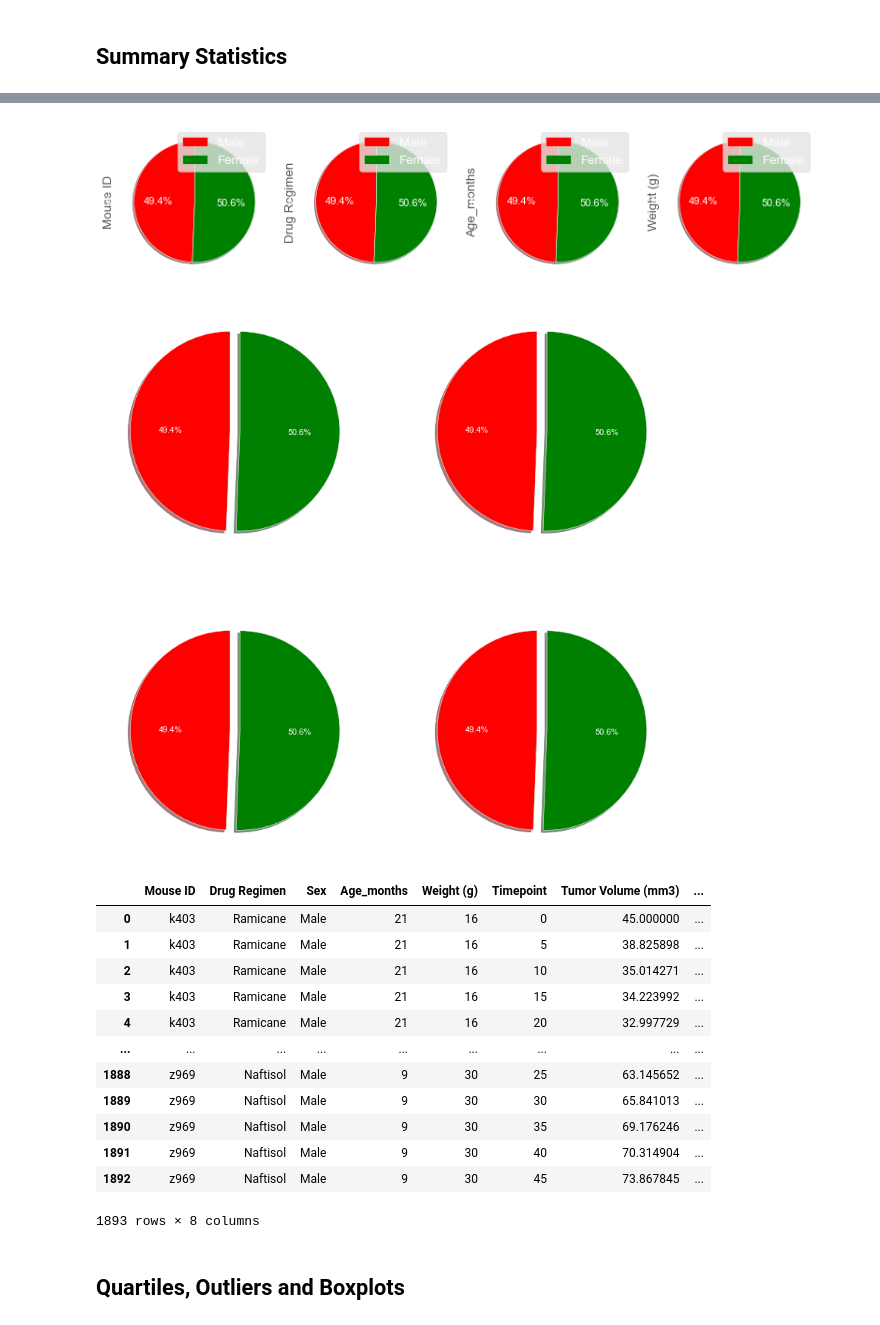
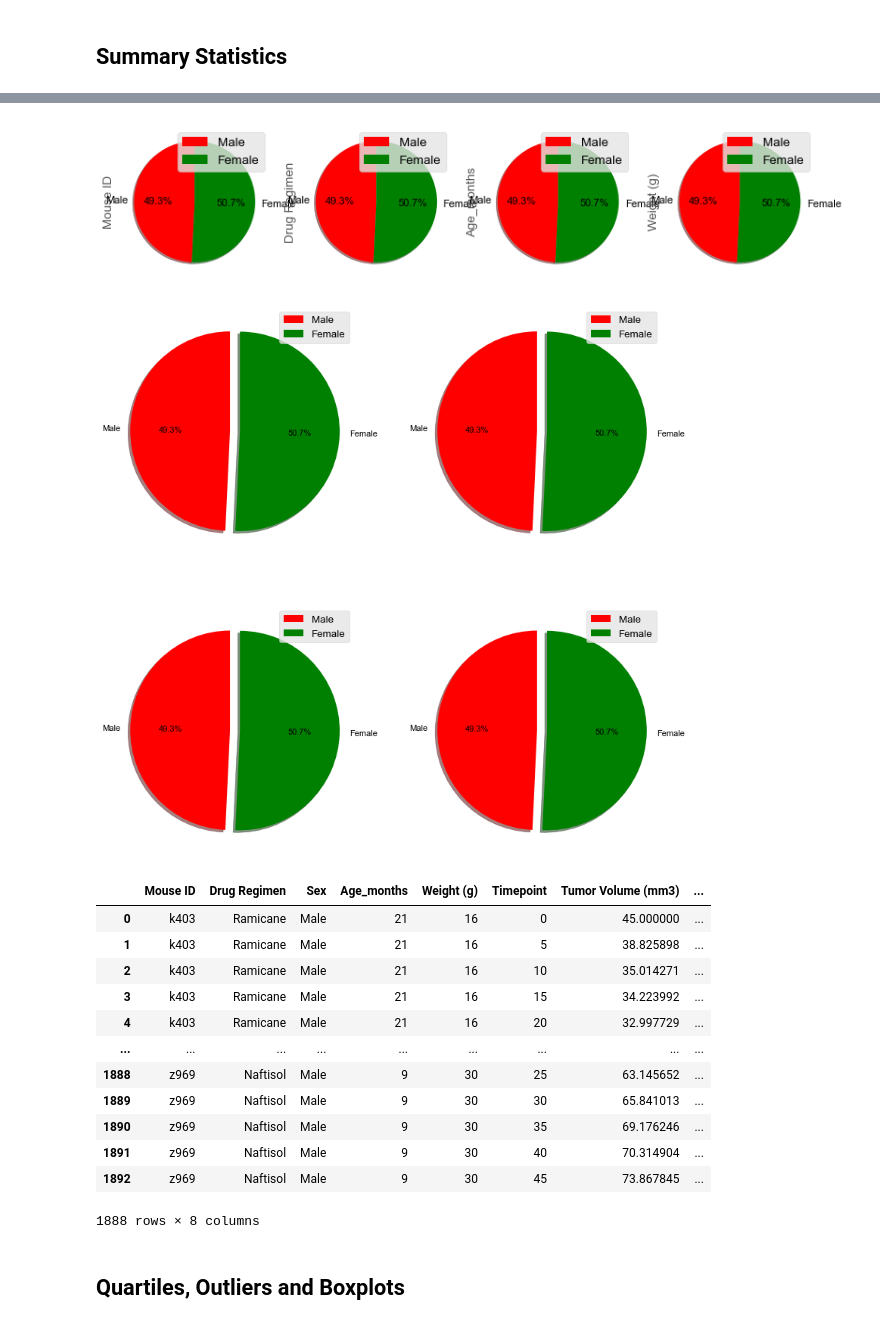
Before and after one commit to pandeysudip/Pharmaceutical-Data-Visulization, a Jupyter notebook: pymaceutical.ipynb, the cells around one changed output, grey strips where cells are left out. Saved outputs shown, nothing was run; the diff lists cells and outputs as text; code cells hidden in the pictures.

```diff
--- a/pymaceutical.ipynb
+++ b/pymaceutical.ipynb
@@ -11,7 +11,7 @@ import scipy.stats as st
 import os
 # %%
 #setting background of figure black
-plt.style.use('dark_background')
+plt.style.use('ggplot')
 # %%
 #Set Fonts/Plot Style
 rcParams['figure.figsize'] = [12.0, 10.0]
@@ -293,5 +287,5 @@ df_combined.duplicated(subset=['Mouse ID']).sum()
 # %%
 # Create a clean DataFrame by dropping the duplicate mouse by its ID.
-df_filter=df_combined.drop_duplicates(subset=['Mouse ID'])
+df_combined=df_combined.drop_duplicates(subset=['Mouse ID', 'Timepoint'])
 # %%
 # Checking the number of mice in the clean DataFrame.
@@ -459,5 +437,5 @@ plt.show()
 # %%
-df_gender1=df_gender[[	'Mouse ID',	'Drug Regimen',	'Age_months',	'Weight (g)']]
+df_gender1=df_gender[[	'Mouse ID',	'Drug Regimen',	'Age_months','Weight (g)']]
 explode = (0, 0.1)
 color=['red', 'green']
 labels=["Male", "Female"]
@@ -466,25 +444,29 @@ df_gender1.plot(kind='pie',subplots=True,labels=labels, colors=color, autopct='%
 
 plt.show()
 # %% [output]
-[figure, old version]
+[figure, new version]
 # %%
 # Generate a pie plot showing the distribution of female versus male mice using pyplot
 fig, ax=plt.subplots(2,2,figsize=(12,12))
 explode = (0, 0.1)
 color=['red', 'green']
 labels=["Male", "Female"]
 ax[0,0].pie(df_gender['Mouse ID'],labels=labels, colors=color,explode=explode, autopct='%1.1f%%',
-        shadow=True, startangle=90)
+        shadow=True,  startangle=90)
 ax[1,0].pie(df_gender['Drug Regimen'],labels=labels, colors=color, explode=explode,autopct='%1.1f%%',
-        shadow=True, startangle=90)
+        shadow=True,startangle=90)
 ax[0,1].pie(df_gender['Age_months'],labels=labels, colors=color, explode=explode,autopct='%1.1f%%',
         shadow=True, startangle=90)
 ax[1,1].pie(df_gender['Tumor Volume (mm3)'],labels=labels, explode=explode,colors=color, autopct='%1.1f%%',
         shadow=True, startangle=90)
+ax[0,0].legend()
+ax[1,0].legend()
+ax[0,1].legend()
+ax[1,1].legend()
 
 plt.show()
 # %% [output]
-[figure, old version]
+[figure, new version]
 # %%
 df_combined
 # %% [output]
@@ -500,7 +482,7 @@ df_combined
 | 1890 | z969 | Naftisol | Male | 9 | 30 | 35 | 69.176246 | ... |
 | 1891 | z969 | Naftisol | Male | 9 | 30 | 40 | 70.314904 | ... |
 | 1892 | z969 | Naftisol | Male | 9 | 30 | 45 | 73.867845 | ... |
-1893 rows × 8 columns
+1888 rows × 8 columns
 # %% [markdown]
 ## Quartiles, Outliers and Boxplots
 # %%
```
Also changed, not shown: parts of 38 cells of this notebook.
